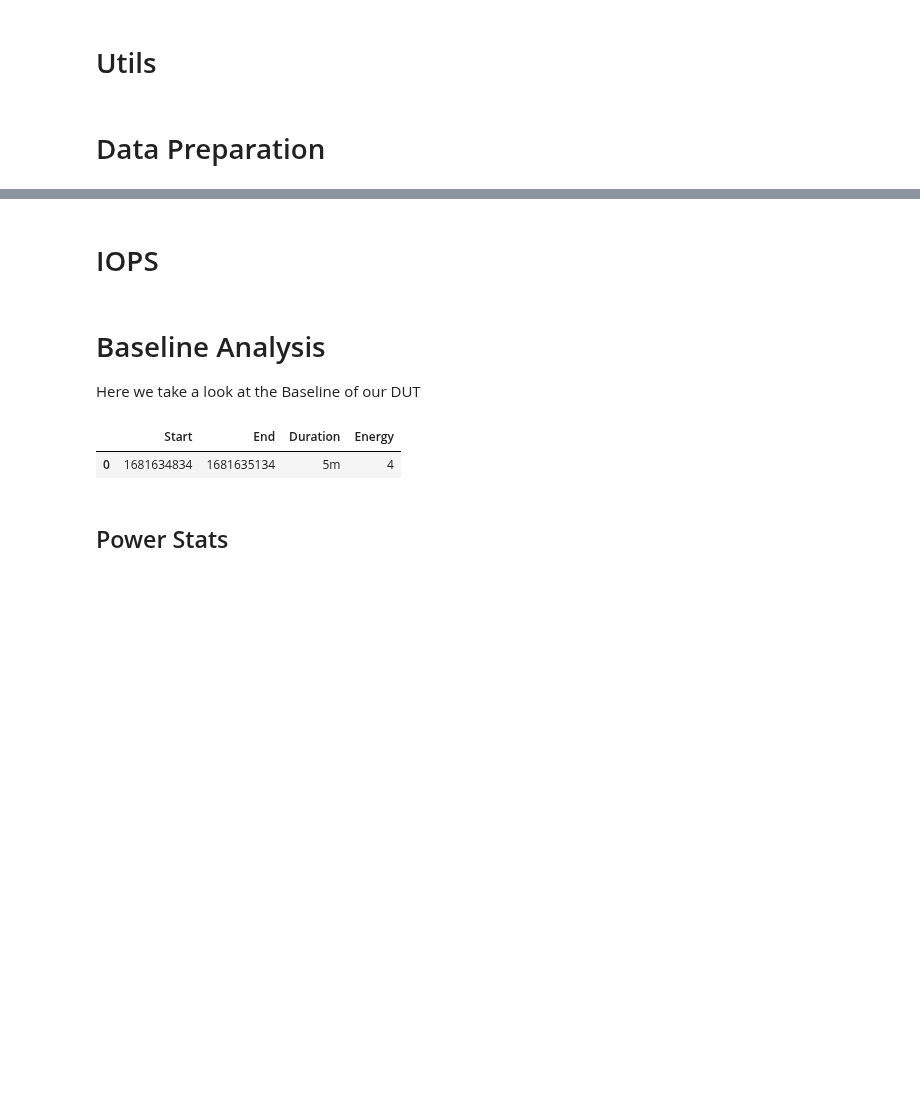
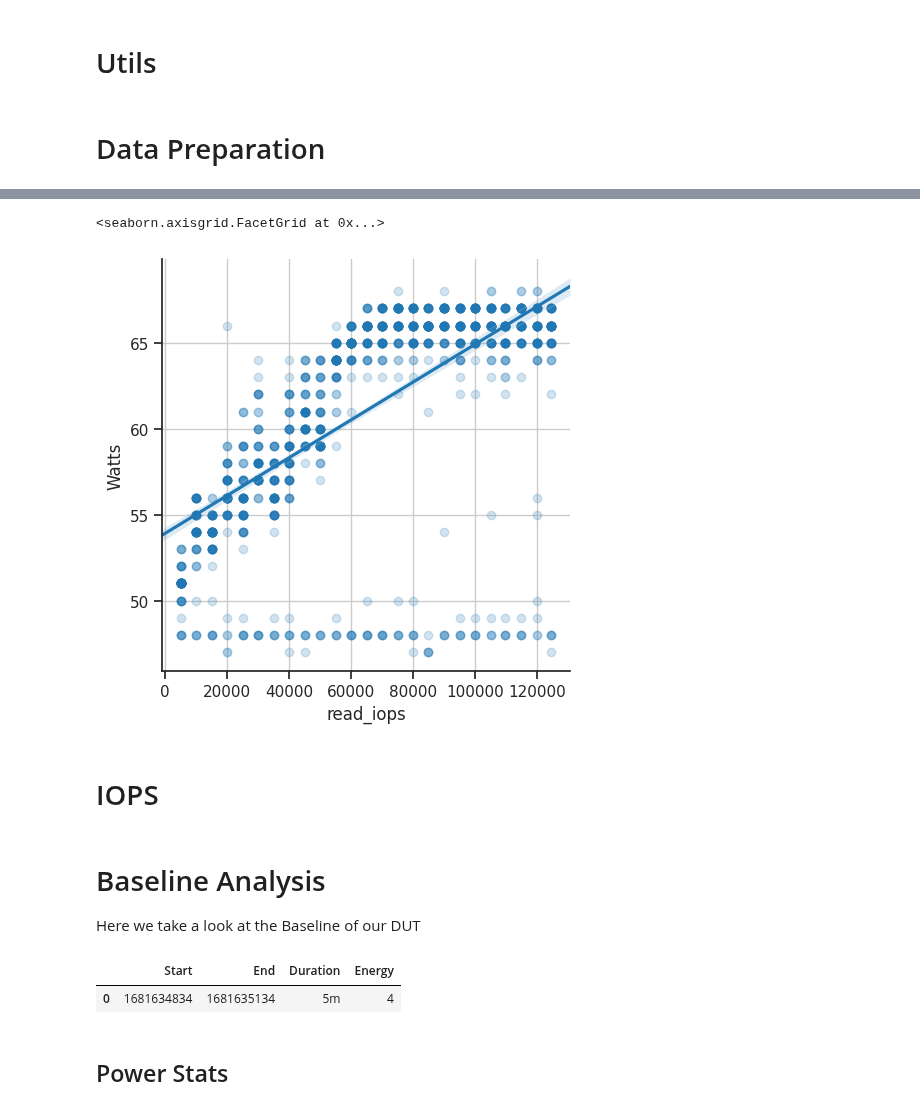
Before and after one commit to twobiers/software-architecture-sustainability-experiment, a Jupyter notebook: results/analysis.ipynb, the cells around one changed output, grey strips where cells are left out. Drawn from its saved outputs; the diff is of its cells as text; code cells hidden in the pictures; blank space fills up the shorter version.

```diff
--- a/results/analysis.ipynb
+++ b/results/analysis.ipynb
@@ -7,7 +7,7 @@ from prometheus_pandas import query
 from IPython.display import Markdown, display
 import urllib.parse
 
-p = query.Prometheus('http://192.168.178.64:9090')
+p = query.Prometheus('http://192.168.178.67:9090')
 step="1s"
 
 # We're scraping much more data than we actually need.
@@ -42,10 +42,16 @@ def describe_measurement_dataframe(df):
     display(Markdown("### Per Measurement"))
     display(df[df.columns.difference(['seconds'])].groupby('measurement').describe().unstack(1))
 
+def fetch_query_range(query, start, end, step=step):
+    url = f"{p.api_url}/api/v1/query_range?query={urllib.parse.quote(query.encode('utf8'))}&start={start}&end={end}&step={step}"
+    print(f"Querying '{query}' from {start} to {end} with step {step}: {url}")
+    return p.query_range(query, start, end, step)
+
 def prepare_query_range_as_dataframe(measurement_no, query, start, end, step=step) -> pd.DataFrame:
-    url = f"{p.api_url}/api/v1/query_range?query={urllib.parse.quote(query.encode('utf8'))}&start={start}&end={end}&step={step}"
-    print(f"[Measurement {measurement_no}] Querying '{query}' from {start} to {end} with step {step}: {url}")
-    metrics = p.query_range(query, start, end, step)
+    # url = f"{p.api_url}/api/v1/query_range?query={urllib.parse.quote(query.encode('utf8'))}&start={start}&end={end}&step={step}"
+    # print(f"[Measurement {measurement_no}] Querying '{query}' from {start} to {end} with step {step}: {url}")
+    # metrics = p.query_range(query, start, end, step)
+    metrics = fetch_query_range(query, start, end, step)
 
     # We can't be sure that we have a value for each second, so we calculate the difference between the timestamps
     # and att those to the dataframe
@@ -62,7 +68,7 @@ def prepare_query_range_as_dataframe(measurement_no, query, start, end, step=ste
 
 
 def prepare_dataframe(query, df):
-    result = [prepare_query_range_as_dataframe(idx, query, start, end) for idx, (start, duration, end) in enumerate(zip(df['Start'], df['Duration'], df['End']), 1)]
+    result = [prepare_query_range_as_dataframe(idx, query, start, end) for idx, (start, end) in enumerate(zip(df['Start'], df['End']), 1)]
     result = pd.concat(result)
     return result
 
@@ -119,3 +125,21 @@ Q_NETWORK_TX_RATE=f"avg by (device) (rate(node_network_transmit_bytes_total{net_
 Q_DISK_IO_SECONDS=f"increase(node_disk_io_time_seconds_total{disk_filter_label}[{DEFAULT_RANGE}])"
 Q_DISK_IO_RATE=f"avg by (device) (rate(node_disk_io_time_seconds_total{disk_filter_label}[{DEFAULT_RANGE}]))"
 Q_INTERRUPTS=f"sum by (devices, type) (idelta(node_interrupts_total{interrupts_filter}[{DEFAULT_RANGE}]) > 0)"
+# %%
+fio_results = pd.read_csv('iobench/iobench.csv', sep=';')
+power_metrics = pd.concat([
+    fetch_query_range(Q_POWER, start, end).assign(idx=idx) for idx, (start, end) in enumerate(zip(fio_results['Start'], fio_results['End']), 0)
+    ])
+power_metrics.columns.values[0] = "Current"
+power_metrics.columns.values[1] = "Watts"
+power_metrics.columns.values[2] = "Voltage"
+
+io_results = power_metrics.join(fio_results, on='idx')
+io_results=io_results.reset_index()[['Watts', 'read_iops']]
+# sns.catplot(
+#     data=io_results, x="read_iops", y="Watts", native_scale=True, zorder=1
+# )
+sns.lmplot(
+    data=io_results, x="read_iops", y="Watts", scatter=True, truncate=False, scatter_kws={'alpha': .2}
+)
+# %% [output]
@@ -122,3 +163,5 @@ Q_INTERRUPTS=f"sum by (devices, type) (idelta(node_interrupts_total{interrupts_f
+<seaborn.axisgrid.FacetGrid at 0x...>
+[figure, added]
 # %%
 # This is just a try to load everything into a single dataframe.
 # It's not working yet, but I'm going to leave it here for now.
```
Also changed, not shown: parts of 2 cells of this notebook, 2 other files.
